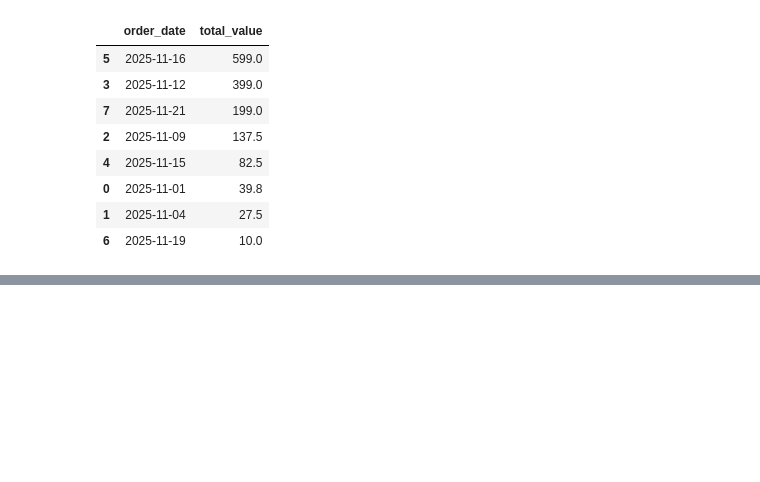
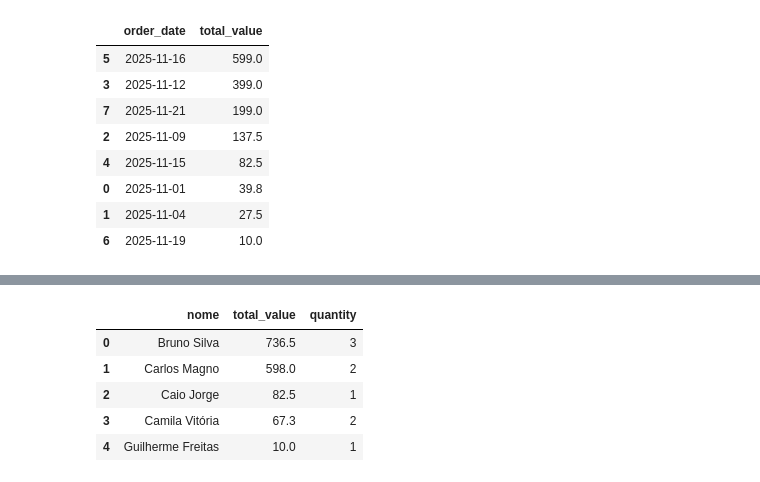
Before and after one commit to viniciuzzz-p/conexao-python-sql, a Jupyter notebook: ecommerce.ipynb, the cells around one changed output, grey strips where cells are left out. Drawn from its saved outputs; the diff is of its cells as text; code cells hidden in the pictures; blank space fills up the shorter version.

```diff
--- a/ecommerce.ipynb
+++ b/ecommerce.ipynb
@@ -108,0 +202,10 @@ vendas_por_dia.sort_values(by='total_value', ascending=False)
+# %%
+df_ticket = pd.merge(vendas_por_cliente, pedidos_por_cliente, on= 'nome')
+df_ticket
+# %% [output]
+|  | nome | total_value | quantity |
+| 0 | Bruno Silva | 736.5 | 3 |
+| 1 | Carlos Magno | 598.0 | 2 |
+| 2 | Caio Jorge | 82.5 | 1 |
+| 3 | Camila Vitória | 67.3 | 2 |
+| 4 | Guilherme Freitas | 10.0 | 1 |
```
Also changed, not shown: parts of 18 cells of this notebook.
